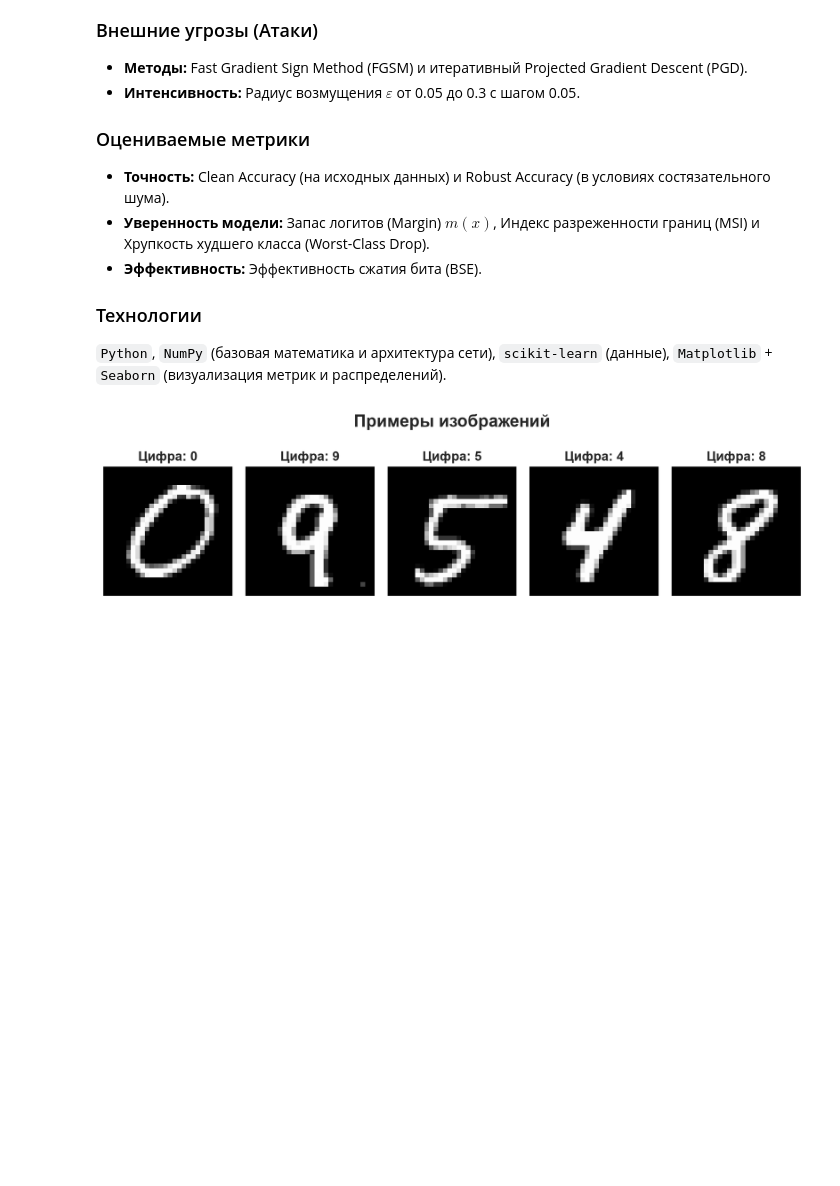
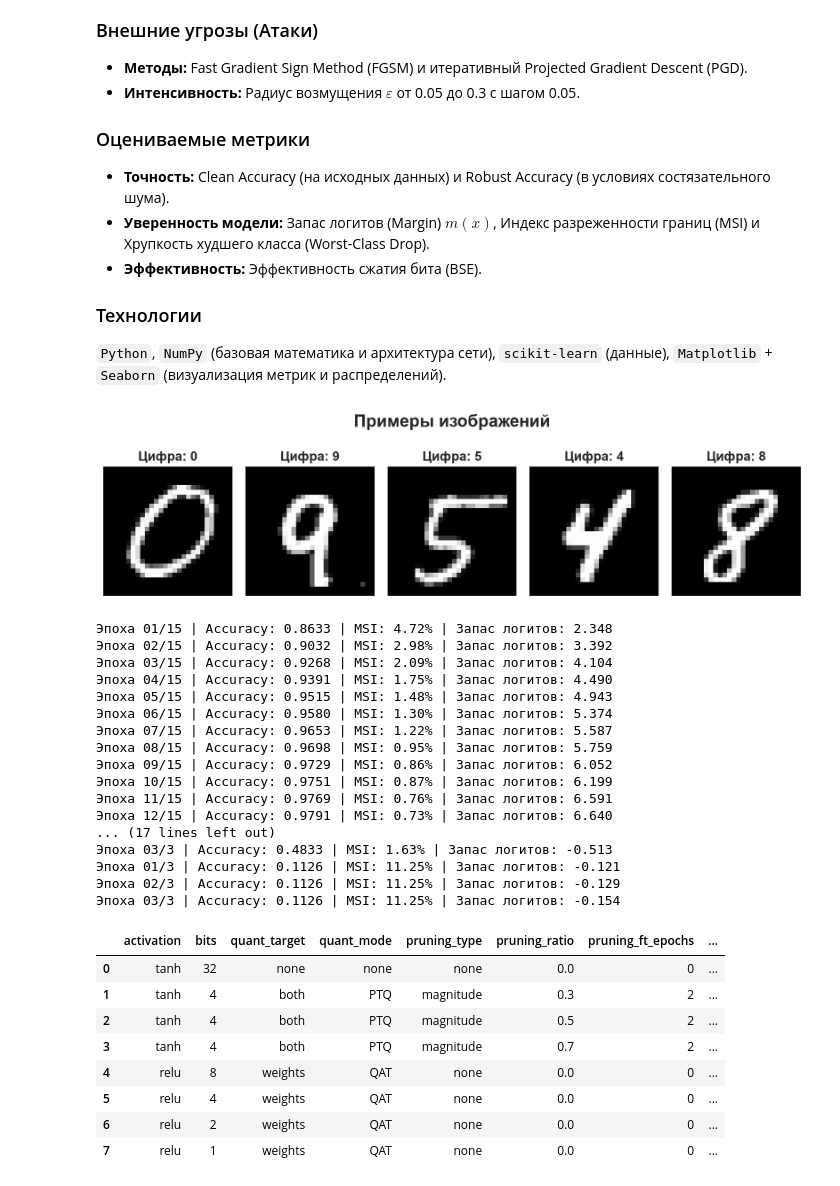
Before and after one commit to GreatDruk/nn-compression-robustness, a Jupyter notebook: nn_compression_experiment.ipynb, the cells around one changed output. Drawn from its saved outputs; the diff is of its cells as text; code cells hidden in the pictures; blank space fills up the shorter version.

```diff
--- a/nn_compression_experiment.ipynb
+++ b/nn_compression_experiment.ipynb
@@ -54,9 +56,17 @@ X, y = data.data, data.target.astype(np.uint8)
 # мин-макс нормализация в [0, 1]
 X = X / 255.0
 
-# Разделение на 60 000 обучающих и 10 000 тестовых объектов
-X_train, X_test, y_train, y_test = train_test_split(
+# Берем 60 000 обучающих объектов
+X_train, X_test_temp, y_train, y_test_temp = train_test_split(
     X, y, test_size=10000, random_state=SEED, stratify=y
+)
+# 5 000 на тест и 5 000 на нужды оптимизации (валидация + калибровка)
+X_test, X_val_temp, y_test, y_val_temp = train_test_split(
+    X_test_temp, y_test_temp, test_size=5000, random_state=SEED, stratify=y_test_temp
+)
+# 1 000 на калибровку, остальные 4 000 объектов на валидацию
+X_val, X_calib, y_val, y_calib = train_test_split(
+    X_val_temp, y_val_temp, test_size=1000, random_state=SEED, stratify=y_val_temp
 )
 
 # Выведем несколько примеров изображений цифр из MNIST
@@ -247,0 +619,61 @@ class BasicModel:
+# %%
+# Обучаем одну чистую baseline-модель один раз
+baseline_model = BasicModel()
+baseline_model.fit(X_train, y_train, max_epochs=15)
+baseline_metrics = evaluate_model(baseline_model, X_val, y_val, attack_config={"type": "none"})
+
+# Описываем матрицу экспериментов
+experiment_configs = [
+    # Baseline для сравнения
+    {"activation": "tanh"},
+
+    # Разный уровень прунинга по значению + PTQ 4 бита
+    {"activation": "tanh", "pruning": {"type": "magnitude", "ratio": 0.3, "fine_tune_epochs": 2}, "quantization": {"bits": 4, "target": "activ", "mode": "PTQ"}, "attack": {"type": "PGD", "eps": 0.1}},
+    {"activation": "tanh", "pruning": {"type": "magnitude", "ratio": 0.5, "fine_tune_epochs": 2}, "quantization": {"bits": 4, "target": "activ", "mode": "PTQ"}, "attack": {"type": "PGD", "eps": 0.1}},
+    {"activation": "tanh", "pruning": {"type": "magnitude", "ratio": 0.7, "fine_tune_epochs": 2}, "quantization": {"bits": 4, "target": "activ", "mode": "PTQ"}, "attack": {"type": "PGD", "eps": 0.1}},
+
+    # Разрядность квантования (8, 4, 2, 1 бит) при QAT обучении
+    {"activation": "relu", "quantization": {"bits": 8, "target": "weights", "mode": "QAT", "fine_tune_epochs": 3}, "attack": {"type": "FGSM", "eps": 0.15}},
+    {"activation": "relu", "quantization": {"bits": 4, "target": "weights", "mode": "QAT", "fine_tune_epochs": 3}, "attack": {"type": "FGSM", "eps": 0.15}},
+    {"activation": "relu", "quantization": {"bits": 2, "target": "weights", "mode": "QAT", "fine_tune_epochs": 3}, "attack": {"type": "FGSM", "eps": 0.15}},
+    {"activation": "relu", "quantization": {"bits": 1, "target": "weights", "mode": "QAT", "fine_tune_epochs": 3}, "attack": {"type": "FGSM", "eps": 0.15}}
+]
+
+# Запуск конвейера
+datasets = (X_train, y_train, X_val, y_val, X_calib, y_calib)
+results = []
+
+for cfg in experiment_configs:
+    report = run_experiment(baseline_model, cfg, datasets)
+    results.append(report)
+
+# Сборка финального DataFrame
+df = pd.DataFrame(results)
+display(df)
+# %% [output]
+Эпоха 01/15 | Accuracy: 0.8633 | MSI: 4.72% | Запас логитов: 2.348
+Эпоха 02/15 | Accuracy: 0.9032 | MSI: 2.98% | Запас логитов: 3.392
+Эпоха 03/15 | Accuracy: 0.9268 | MSI: 2.09% | Запас логитов: 4.104
+Эпоха 04/15 | Accuracy: 0.9391 | MSI: 1.75% | Запас логитов: 4.490
+Эпоха 05/15 | Accuracy: 0.9515 | MSI: 1.48% | Запас логитов: 4.943
+Эпоха 06/15 | Accuracy: 0.9580 | MSI: 1.30% | Запас логитов: 5.374
+Эпоха 07/15 | Accuracy: 0.9653 | MSI: 1.22% | Запас логитов: 5.587
+Эпоха 08/15 | Accuracy: 0.9698 | MSI: 0.95% | Запас логитов: 5.759
+Эпоха 09/15 | Accuracy: 0.9729 | MSI: 0.86% | Запас логитов: 6.052
+Эпоха 10/15 | Accuracy: 0.9751 | MSI: 0.87% | Запас логитов: 6.199
+Эпоха 11/15 | Accuracy: 0.9769 | MSI: 0.76% | Запас логитов: 6.591
+Эпоха 12/15 | Accuracy: 0.9791 | MSI: 0.73% | Запас логитов: 6.640
+... (17 lines left out)
+Эпоха 03/3 | Accuracy: 0.4833 | MSI: 1.63% | Запас логитов: -0.513
+Эпоха 01/3 | Accuracy: 0.1126 | MSI: 11.25% | Запас логитов: -0.121
+Эпоха 02/3 | Accuracy: 0.1126 | MSI: 11.25% | Запас логитов: -0.129
+Эпоха 03/3 | Accuracy: 0.1126 | MSI: 11.25% | Запас логитов: -0.154
+|  | activation | bits | quant_target | quant_mode | pruning_type | pruning_ratio | pruning_ft_epochs | ... |
+| 0 | tanh | 32 | none | none | none | 0.0 | 0 | ... |
+| 1 | tanh | 4 | both | PTQ | magnitude | 0.3 | 2 | ... |
+| 2 | tanh | 4 | both | PTQ | magnitude | 0.5 | 2 | ... |
+| 3 | tanh | 4 | both | PTQ | magnitude | 0.7 | 2 | ... |
+| 4 | relu | 8 | weights | QAT | none | 0.0 | 0 | ... |
+| 5 | relu | 4 | weights | QAT | none | 0.0 | 0 | ... |
+| 6 | relu | 2 | weights | QAT | none | 0.0 | 0 | ... |
+| 7 | relu | 1 | weights | QAT | none | 0.0 | 0 | ... |
```
Also changed, not shown: parts of 11 cells of this notebook.
